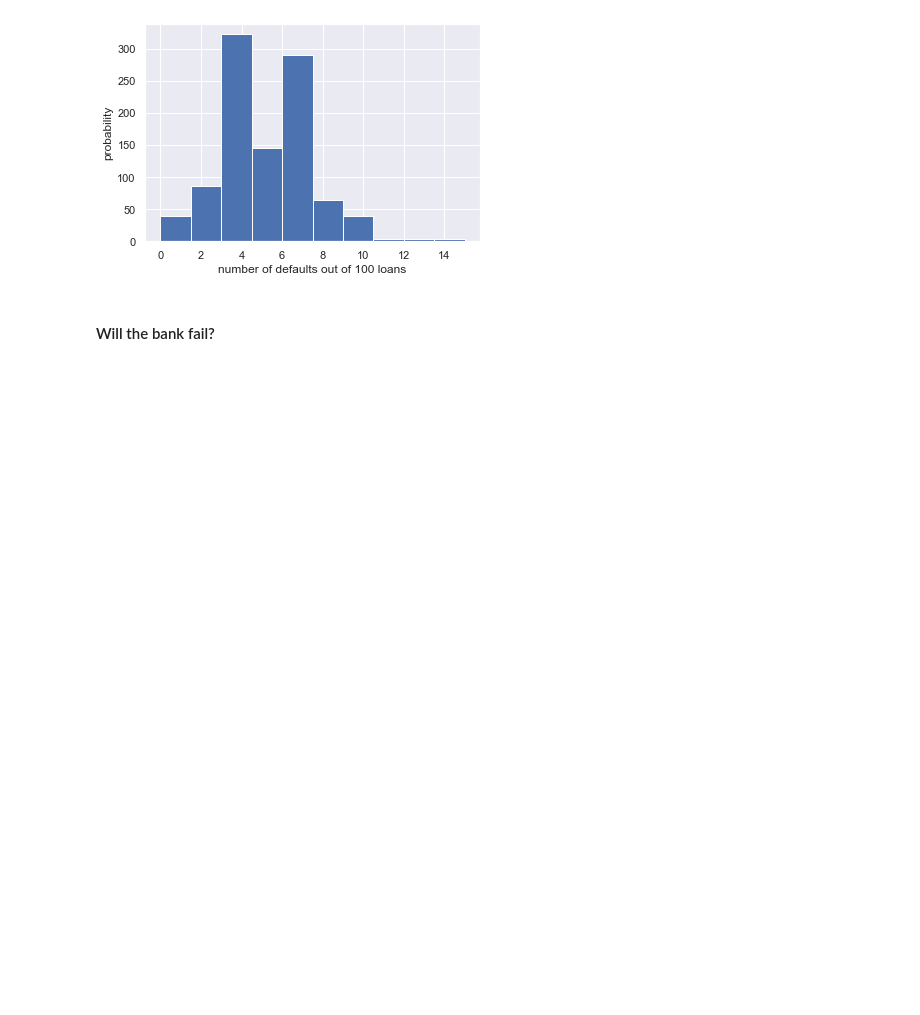
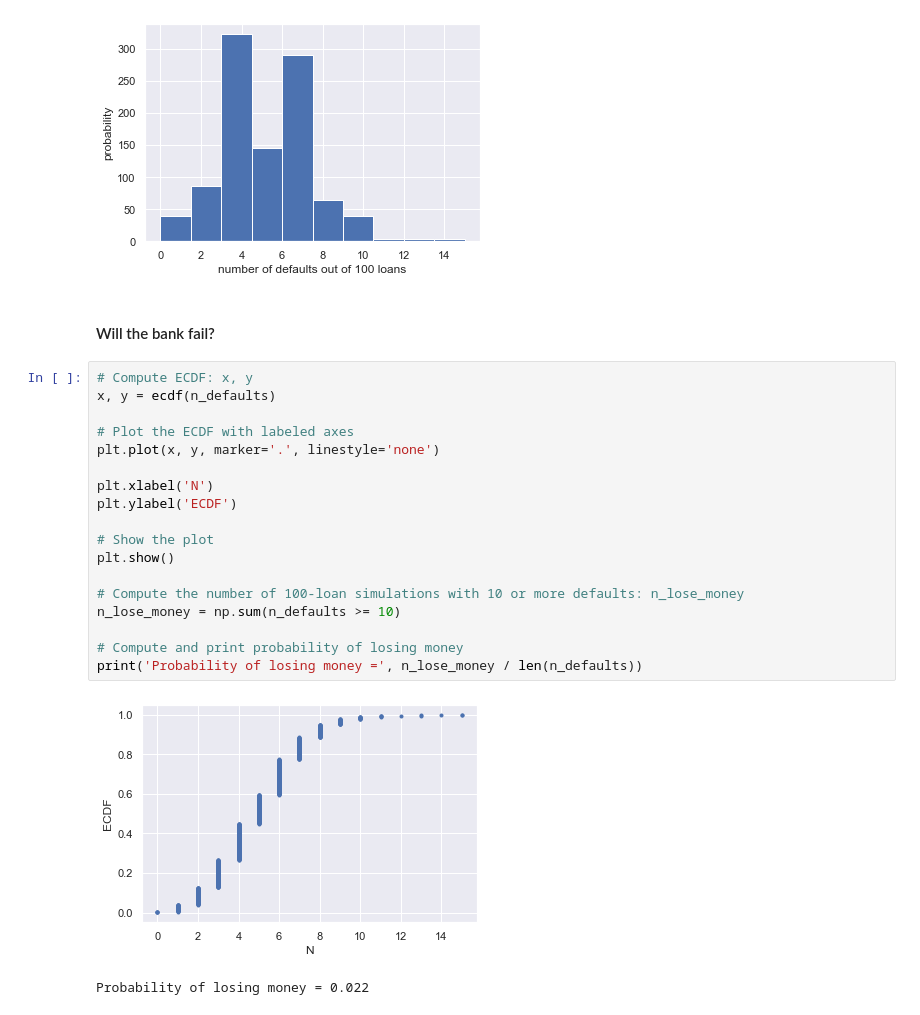
Before and after one commit to CrMatt9/DataScientistFormation, a Jupyter notebook: PythonDataCamp/Statistical Thinking in Python (Part 1).ipynb, the cells around one changed output. Saved outputs shown, nothing was run; the diff lists cells and outputs as text; blank space fills up the shorter version.

```diff
--- a/PythonDataCamp/Statistical Thinking in Python (Part 1).ipynb
+++ b/PythonDataCamp/Statistical Thinking in Python (Part 1).ipynb
@@ -386,3 +386,24 @@ plt.show()
 [figure]
 # %% [markdown]
 #### Will the bank fail?
+# %%
+# Compute ECDF: x, y
+x, y = ecdf(n_defaults)
+
+# Plot the ECDF with labeled axes
+plt.plot(x, y, marker='.', linestyle='none')
+
+plt.xlabel('N')
+plt.ylabel('ECDF')
+
+# Show the plot
+plt.show()
+
+# Compute the number of 100-loan simulations with 10 or more defaults: n_lose_money
+n_lose_money = np.sum(n_defaults >= 10)
+
+# Compute and print probability of losing money
+print('Probability of losing money =', n_lose_money / len(n_defaults))
+# %% [output]
+[figure, added]
+Probability of losing money = 0.022
```
Also changed, not shown: parts of 6 cells of this notebook, 1 other file.
